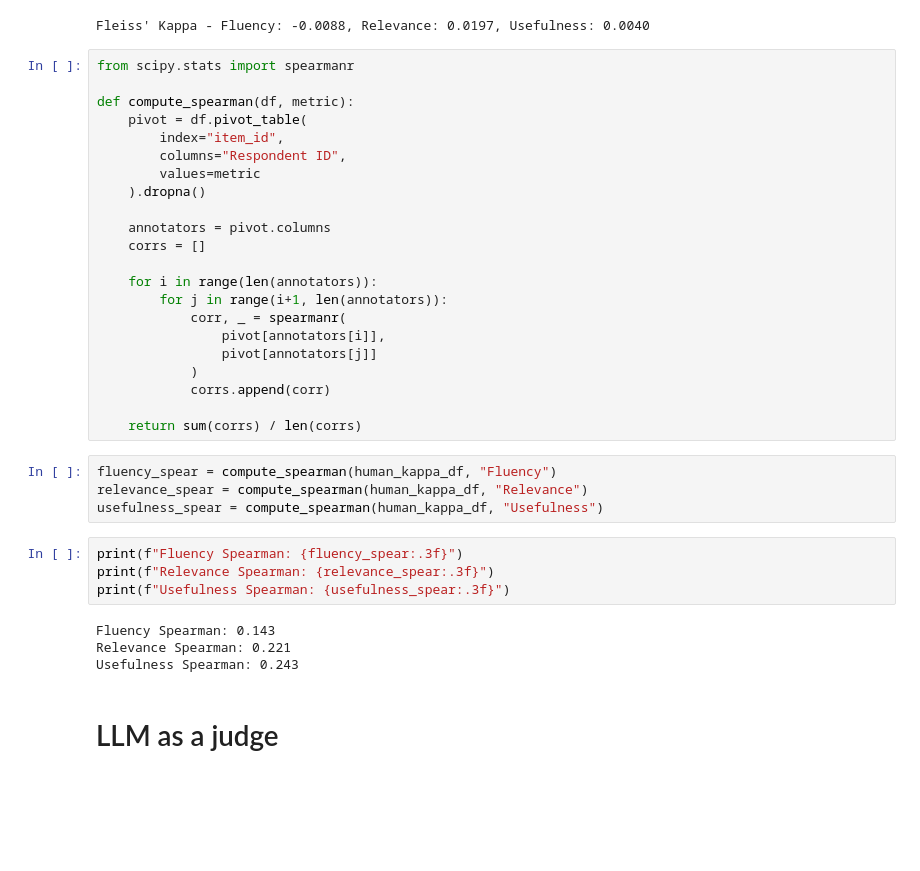
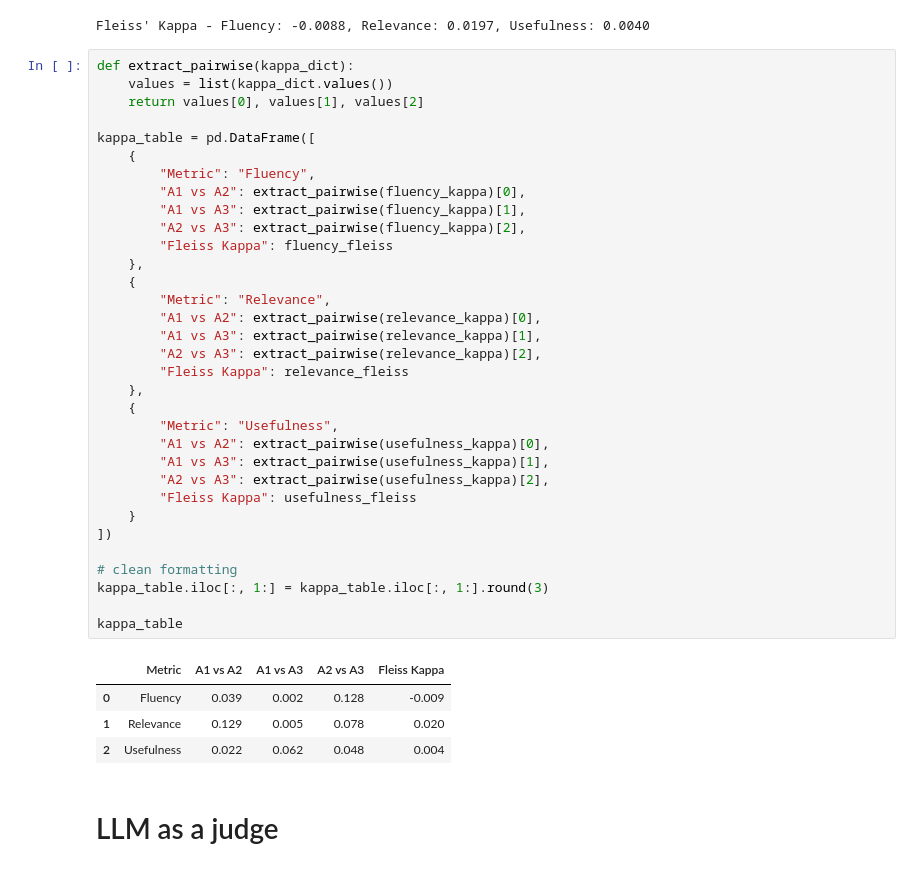
Before and after one commit to raina-joshi/llm-followup-thesis, a Jupyter notebook: preliminary_experiments.ipynb, the cells around one changed output. Saved outputs shown, nothing was run; the diff lists cells and outputs as text; blank space fills up the shorter version.

```diff
--- a/preliminary_experiments.ipynb
+++ b/preliminary_experiments.ipynb
@@ -1890,40 +1890,44 @@ fluency_fleiss, relevance_fleiss, usefulness_fleiss
 print(f"Fleiss' Kappa - Fluency: {fluency_fleiss:.4f}, Relevance: {relevance_fleiss:.4f}, Usefulness: {usefulness_fleiss:.4f}")
 # %% [output]
 Fleiss' Kappa - Fluency: -0.0088, Relevance: 0.0197, Usefulness: 0.0040
-# %%
-from scipy.stats import spearmanr
-
-def compute_spearman(df, metric):
-    pivot = df.pivot_table(
-        index="item_id",
-        columns="Respondent ID",
-        values=metric
-    ).dropna()
-
-    annotators = pivot.columns
-    corrs = []
-
-    for i in range(len(annotators)):
-        for j in range(i+1, len(annotators)):
-            corr, _ = spearmanr(
-                pivot[annotators[i]],
-                pivot[annotators[j]]
-            )
-            corrs.append(corr)
-
-    return sum(corrs) / len(corrs)
-# %%
-fluency_spear = compute_spearman(human_kappa_df, "Fluency")
-relevance_spear = compute_spearman(human_kappa_df, "Relevance")
-usefulness_spear = compute_spearman(human_kappa_df, "Usefulness")
-# %%
-print(f"Fluency Spearman: {fluency_spear:.3f}")
-print(f"Relevance Spearman: {relevance_spear:.3f}")
-print(f"Usefulness Spearman: {usefulness_spear:.3f}")
-# %% [output]
-Fluency Spearman: 0.143
-Relevance Spearman: 0.221
-Usefulness Spearman: 0.243
+# %%
+def extract_pairwise(kappa_dict):
+    values = list(kappa_dict.values())
+    return values[0], values[1], values[2]
+
+kappa_table = pd.DataFrame([
+    {
+        "Metric": "Fluency",
+        "A1 vs A2": extract_pairwise(fluency_kappa)[0],
+        "A1 vs A3": extract_pairwise(fluency_kappa)[1],
+        "A2 vs A3": extract_pairwise(fluency_kappa)[2],
+        "Fleiss Kappa": fluency_fleiss
+    },
+    {
+        "Metric": "Relevance",
+        "A1 vs A2": extract_pairwise(relevance_kappa)[0],
+        "A1 vs A3": extract_pairwise(relevance_kappa)[1],
+        "A2 vs A3": extract_pairwise(relevance_kappa)[2],
+        "Fleiss Kappa": relevance_fleiss
+    },
+    {
+        "Metric": "Usefulness",
+        "A1 vs A2": extract_pairwise(usefulness_kappa)[0],
+        "A1 vs A3": extract_pairwise(usefulness_kappa)[1],
+        "A2 vs A3": extract_pairwise(usefulness_kappa)[2],
+        "Fleiss Kappa": usefulness_fleiss
+    }
+])
+
+# clean formatting
+kappa_table.iloc[:, 1:] = kappa_table.iloc[:, 1:].round(3)
+
+kappa_table
+# %% [output]
+|  | Metric | A1 vs A2 | A1 vs A3 | A2 vs A3 | Fleiss Kappa |
+| 0 | Fluency | 0.039 | 0.002 | 0.128 | -0.009 |
+| 1 | Relevance | 0.129 | 0.005 | 0.078 | 0.020 |
+| 2 | Usefulness | 0.022 | 0.062 | 0.048 | 0.004 |
 # %% [markdown]
 # LLM as a judge
 # %%
```
Also changed, not shown: parts of 1 cell of this notebook.
